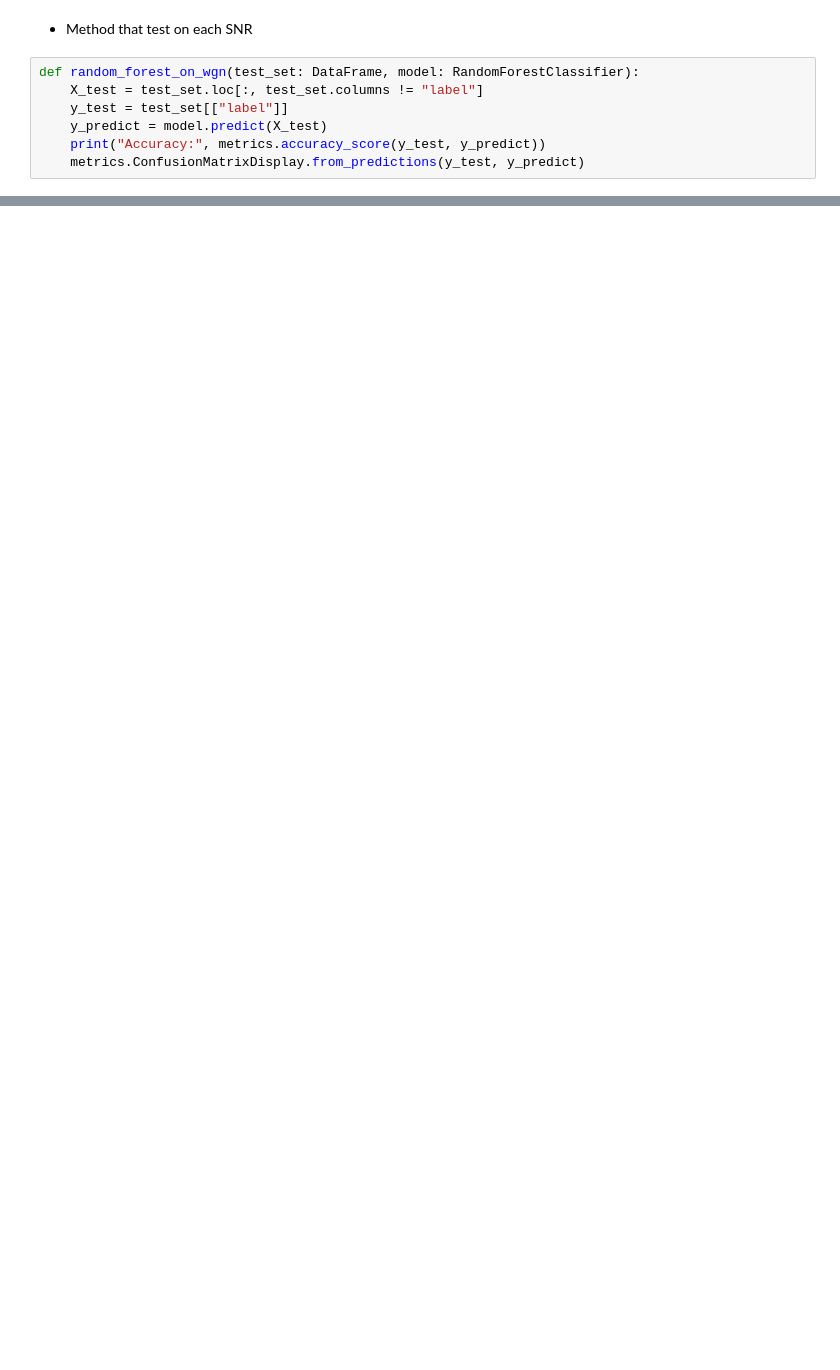
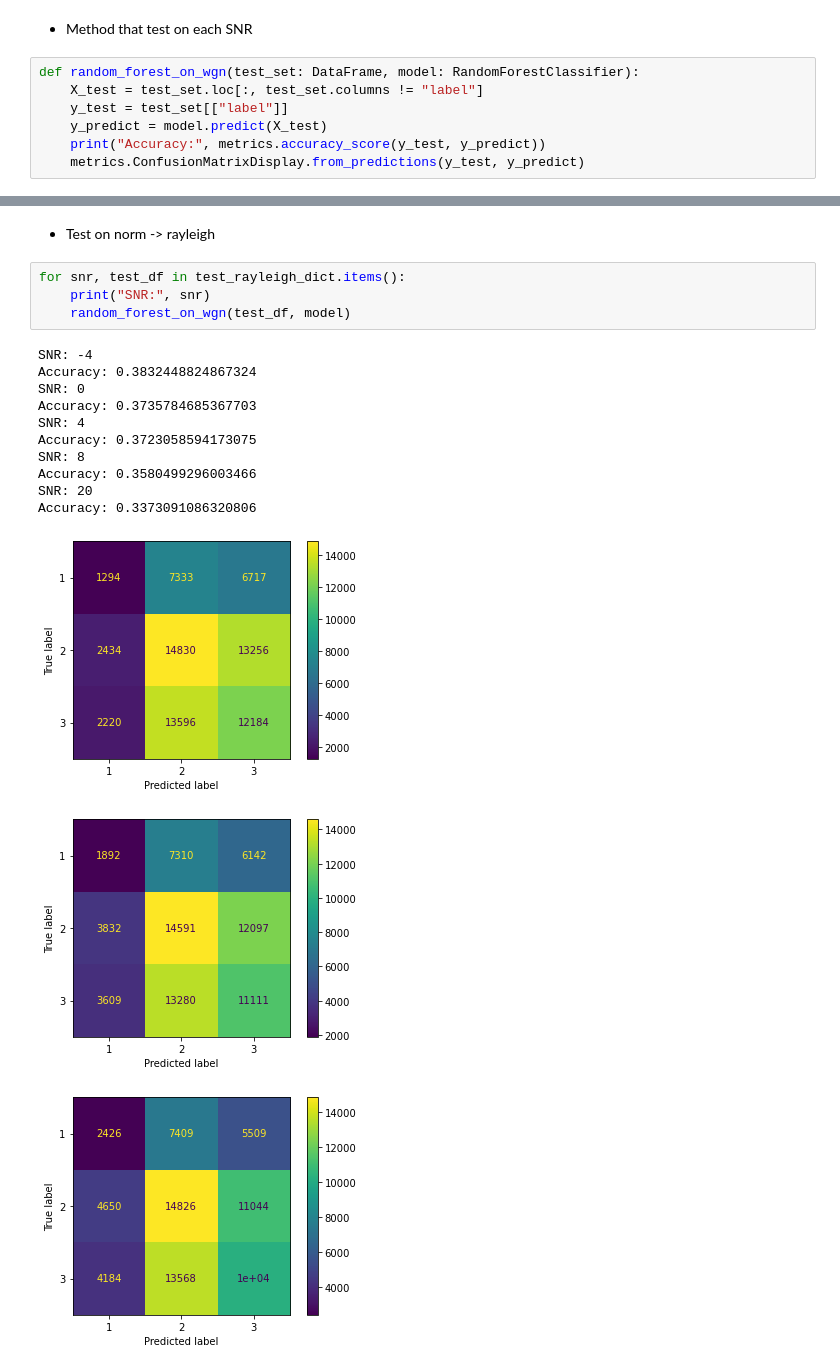
Before and after one commit to kwan919/COMPSCI760, a Jupyter notebook: notebooks/RandomForest.ipynb, the cells around one changed output, grey strips where cells are left out. Saved outputs shown, nothing was run; the diff lists cells and outputs as text; blank space fills up the shorter version.

```diff
--- a/notebooks/RandomForest.ipynb
+++ b/notebooks/RandomForest.ipynb
@@ -239,0 +323,20 @@ Accuracy: 0.40262509476876424
+# %% [markdown]
+- Test on norm -> rayleigh
+# %%
+for snr, test_df in test_rayleigh_dict.items():
+    print("SNR:", snr)
+    random_forest_on_wgn(test_df, model)
+# %% [output]
+SNR: -4
+Accuracy: 0.3832448824867324
+SNR: 0
+Accuracy: 0.3735784685367703
+SNR: 4
+Accuracy: 0.3723058594173075
+SNR: 8
+Accuracy: 0.3580499296003466
+SNR: 20
+Accuracy: 0.3373091086320806
+[figure, added]
+[figure, added]
+[figure, added]
```
Also changed, not shown: parts of 20 cells of this notebook.
